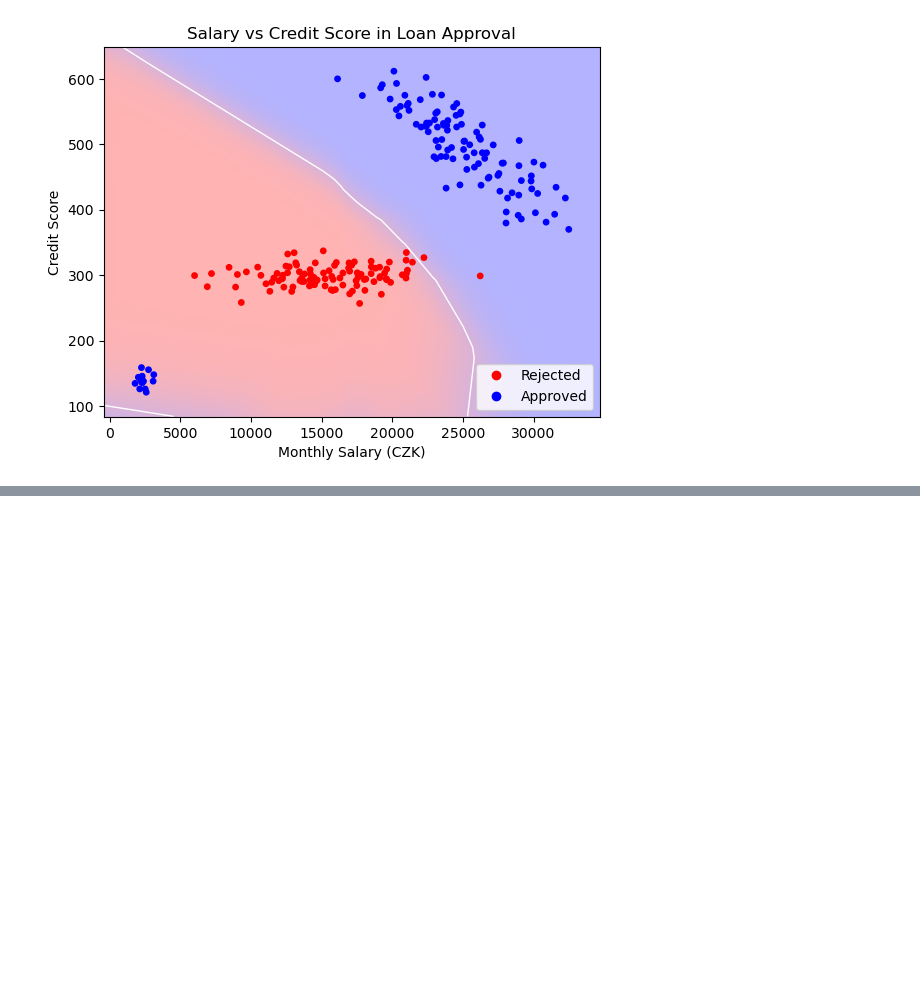
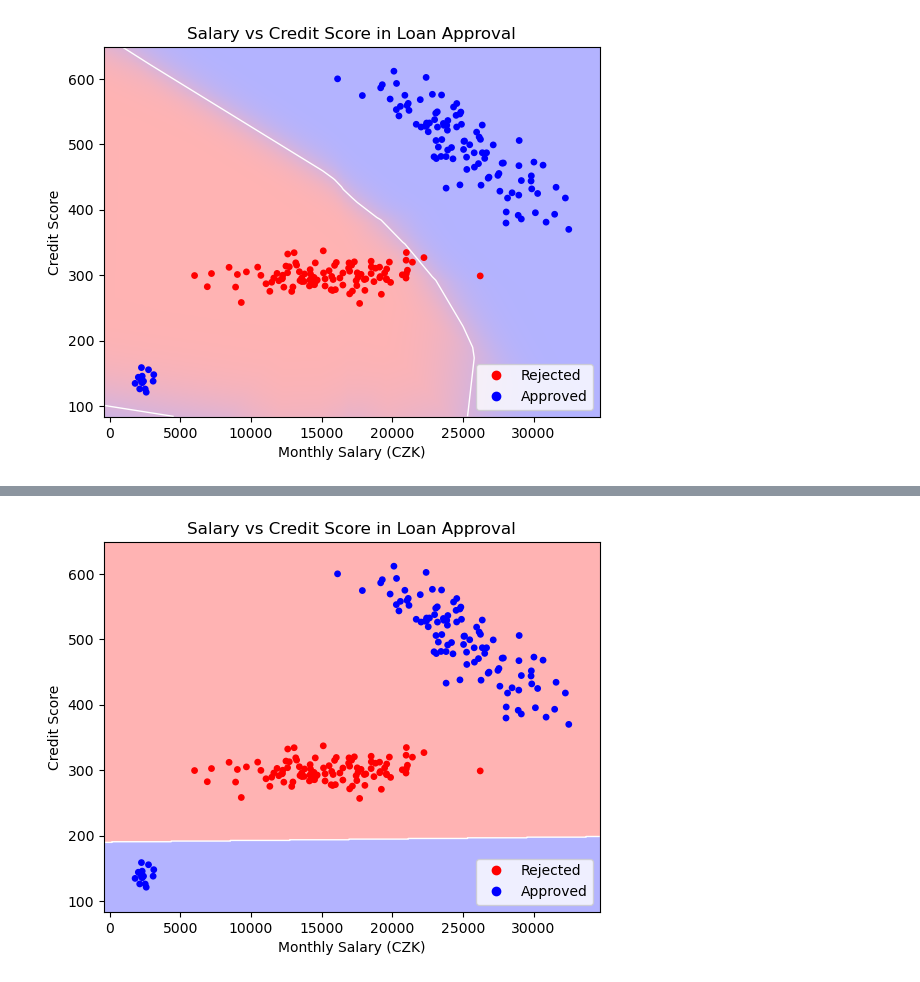
Before and after one commit to nickobard/ai-summer-school, a Jupyter notebook: data_poisoning.ipynb, the cells around one changed output, grey strips where cells are left out. Saved outputs shown, nothing was run; the diff lists cells and outputs as text; code cells hidden in the pictures; blank space fills up the shorter version.

```diff
--- a/data_poisoning.ipynb
+++ b/data_poisoning.ipynb
@@ -234,0 +311,4 @@ plot_decision_boundary(X_poisoned, y_poisoned, nn_model_poisoned)
+# %%
+plot_decision_boundary(X_poisoned, y_poisoned, simple_nn_model, discretize=True)
+# %% [output]
+[figure, added]
```
Also changed, not shown: parts of 15 cells of this notebook, 1 other file.
